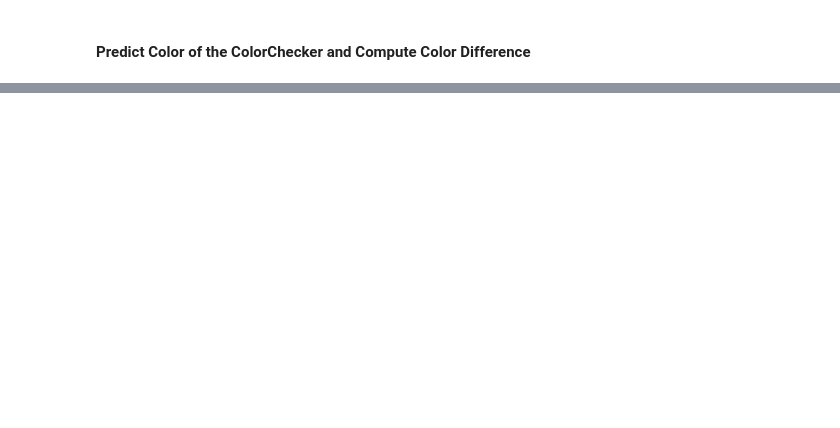
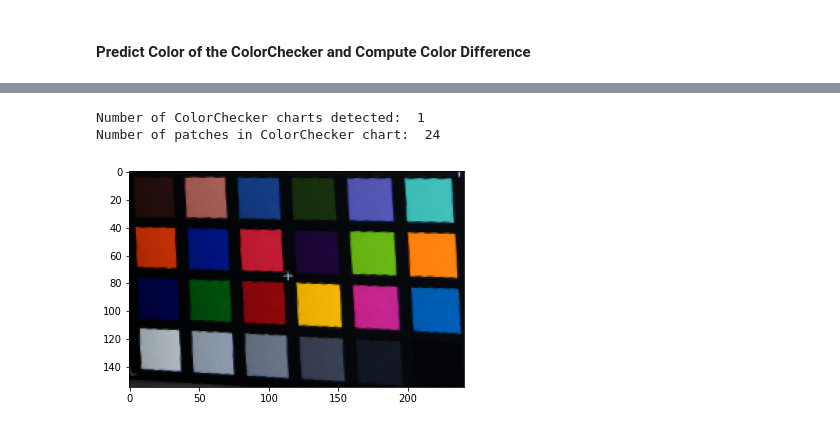
Before and after one commit to DarkPaquito/imco-project, a Jupyter notebook: color_correction.ipynb, the cells around one changed output, grey strips where cells are left out. Cells and saved outputs as stored; diff of their text form; code cells hidden in the pictures; blank space fills up the shorter version.

```diff
--- a/color_correction.ipynb
+++ b/color_correction.ipynb
@@ -494,0 +459,31 @@ Average delta-E 2000:  9.59286894097
+# %%
+img_corrected = imageio.imread(os.path.join(filepath, 'DSC00234_Standard_DeepPrime_DCP.jpg'))
+# %%
+# Sample Size is the size of a small square area in the center of each color patch
+# It needs to be adjusted according to the ColorChecker size (Larger ColorChecker -> Larger Sample Size)
+# Set additional_data to True to get masks and segmented ColorChecker image
+sample_size_rectangle = 12
+cc_data = colour_checker_detection.detect_colour_checkers_segmentation(img_corrected, samples=sample_size_rectangle,
+                                                                       additional_data=True)
+cc_count = len(cc_data)
+print("Number of ColorChecker charts detected: ", cc_count)
+if (cc_count>0):
+    # Get the RGB values of patches
+    # It seems there's a bug and it returns BGR, so convert to RGB
+    patch_colors=cc_data[0].swatch_colours
+    patch_colors_fixed = patch_colors[:,[2,1,0]]
+    # Get the detected ColorChecker image
+    # It seems there's a bug and it returns a BGR image, so convert to RGB
+    color_checker_img=cc_data[0].colour_checker_image
+    color_checker_img_fixed = color_checker_img[:,:,[2,1,0]]
+    # Get masks of the first ColorChecker chart
+    # Each line contains: x_start:x_end,y_start:y_end
+    # Positions are relative to the detected chart position
+    patch_position_in_cc = cc_data[0].swatch_masks
+    patch_count = len(patch_position_in_cc)
+    print("Number of patches in ColorChecker chart: ", patch_count)
+    plt.imshow(color_checker_img_fixed)
+# %% [output]
+Number of ColorChecker charts detected:  1
+Number of patches in ColorChecker chart:  24
+[figure, added]
```
Also changed, not shown: parts of 20 cells of this notebook, 4 other files.
